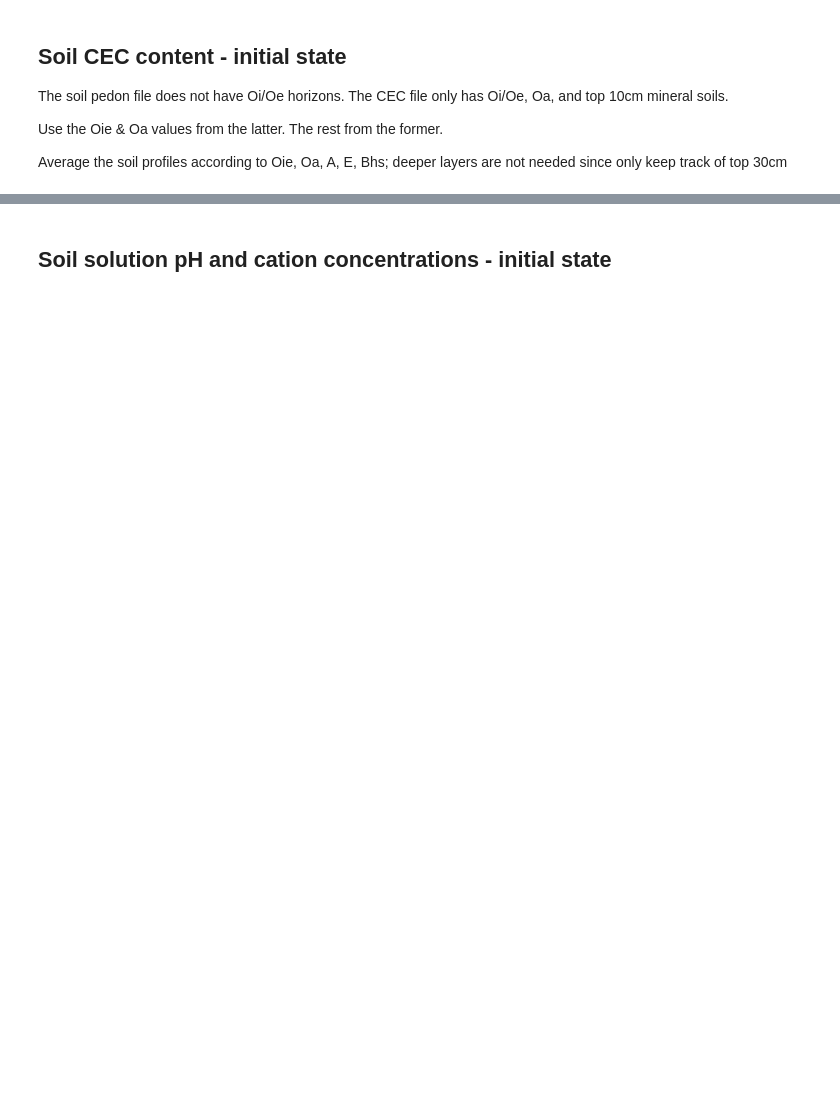
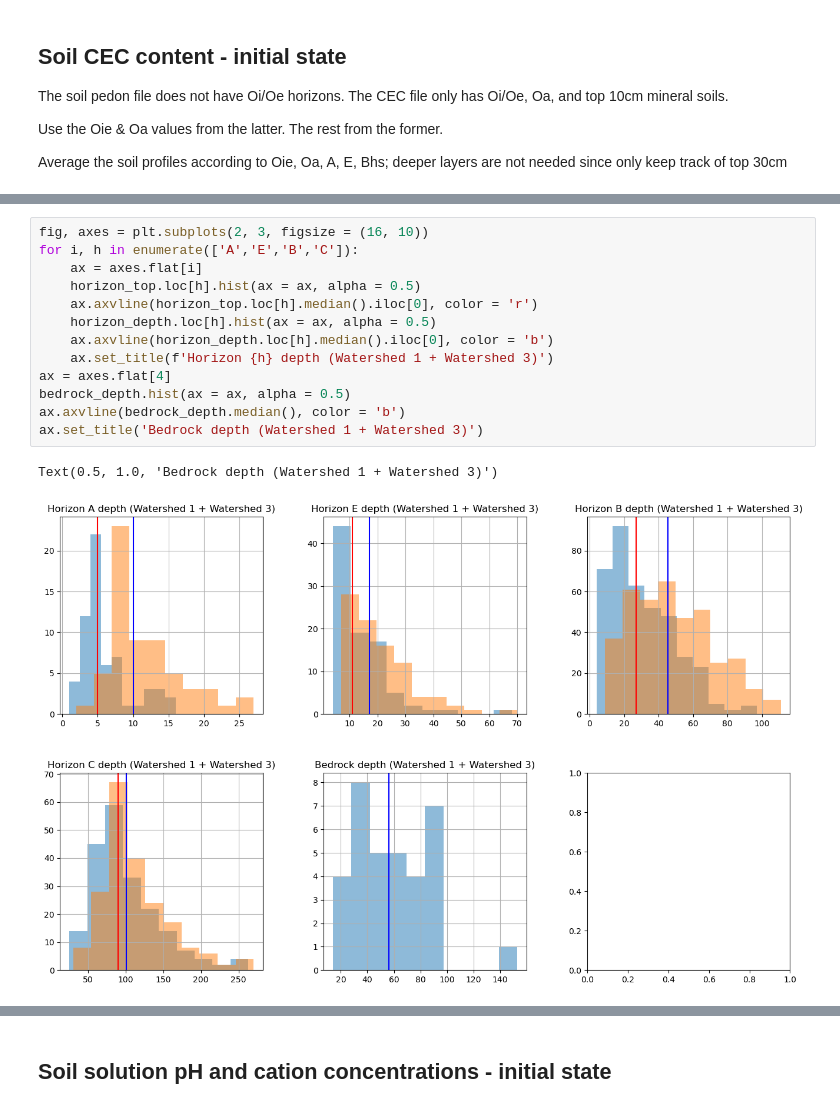
Before and after one commit to ypwong22/erw_scripts, a Jupyter notebook: create_surfdata_HubbardBrook.ipynb, the cells around one changed output, grey strips where cells are left out. Drawn from its saved outputs; the diff is of its cells as text; blank space fills up the shorter version.

```diff
--- a/create_surfdata_HubbardBrook.ipynb
+++ b/create_surfdata_HubbardBrook.ipynb
@@ -65,4 +77,20 @@ cec_min_05 = horizon.groupby('horizon').apply(
     lambda df: pd.Series(np.nanpercentile(df, 5, axis = 0), index = df.columns))
 cec_min_95 = horizon.groupby('horizon').apply(
     lambda df: pd.Series(np.nanpercentile(df, 95, axis = 0), index = df.columns))
+# %%
+fig, axes = plt.subplots(2, 3, figsize = (16, 10))
+for i, h in enumerate(['A','E','B','C']):
+    ax = axes.flat[i]
+    horizon_top.loc[h].hist(ax = ax, alpha = 0.5)
+    ax.axvline(horizon_top.loc[h].median().iloc[0], color = 'r')
+    horizon_depth.loc[h].hist(ax = ax, alpha = 0.5)
+    ax.axvline(horizon_depth.loc[h].median().iloc[0], color = 'b')
+    ax.set_title(f'Horizon {h} depth (Watershed 1 + Watershed 3)')
+ax = axes.flat[4]
+bedrock_depth.hist(ax = ax, alpha = 0.5)
+ax.axvline(bedrock_depth.median(), color = 'b')
+ax.set_title('Bedrock depth (Watershed 1 + Watershed 3)')
+# %% [output]
+Text(0.5, 1.0, 'Bedrock depth (Watershed 1 + Watershed 3)')
+[figure, added]
 # %%
```
Also changed, not shown: parts of 7 cells of this notebook, 8 other files.
